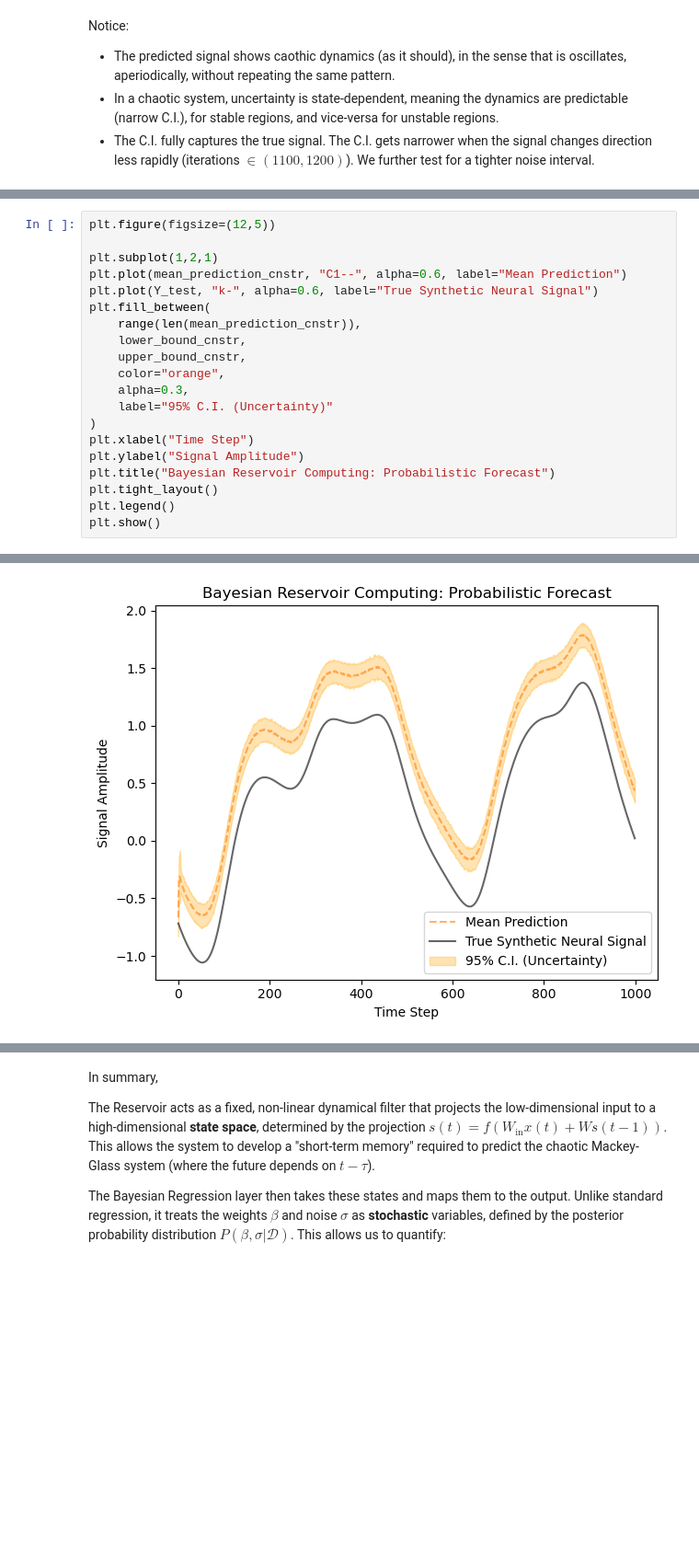
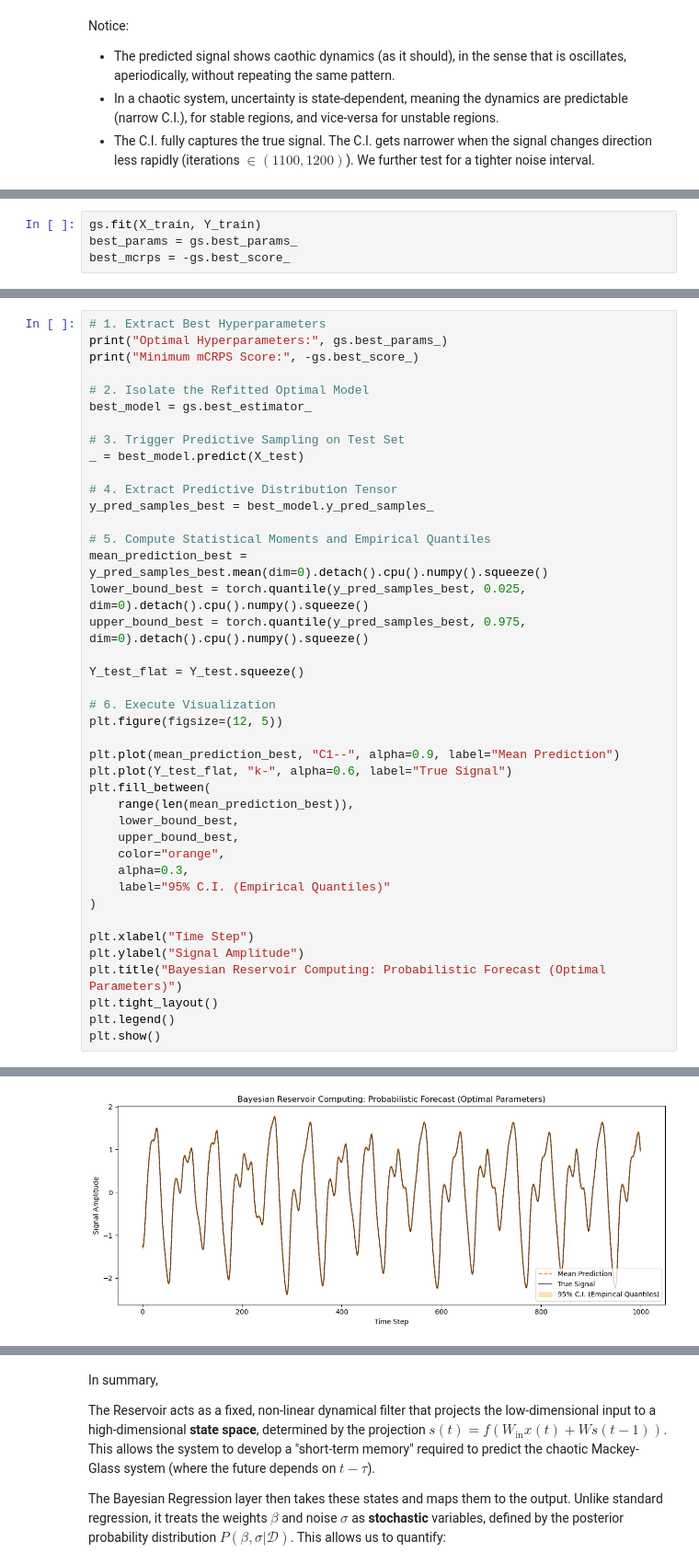
Before and after one commit to filippobezzi/Bayesian-Inference-in-High-Dimensional-Reservoir-Dynamics-for-Neural-Time-Series, a Jupyter notebook: synt_data_test.ipynb, the cells around one changed output, grey strips where cells are left out. Shown at 92% size. Drawn from its saved outputs; the diff is of its cells as text; blank space fills up the shorter version.

```diff
--- a/synt_data_test.ipynb
+++ b/synt_data_test.ipynb
@@ -242,0 +270,4 @@ upper_bound_cnstr = mean_prediction_cnstr + 2 * std_prediction_cnstr
+# %%
+gs.fit(X_train, Y_train)
+best_params = gs.best_params_
+best_mcrps = -gs.best_score_
@@ -243,20 +276,41 @@ upper_bound_cnstr = mean_prediction_cnstr + 2 * std_prediction_cnstr
 # %%
-plt.figure(figsize=(12,5))
+# 1. Extract Best Hyperparameters
+print("Optimal Hyperparameters:", gs.best_params_)
+print("Minimum mCRPS Score:", -gs.best_score_)
 
-plt.subplot(1,2,1)
-plt.plot(mean_prediction_cnstr, "C1--", alpha=0.6, label="Mean Prediction")
-plt.plot(Y_test, "k-", alpha=0.6, label="True Synthetic Neural Signal")
+# 2. Isolate the Refitted Optimal Model
+best_model = gs.best_estimator_
+
+# 3. Trigger Predictive Sampling on Test Set
+_ = best_model.predict(X_test)
+
+# 4. Extract Predictive Distribution Tensor
+y_pred_samples_best = best_model.y_pred_samples_
+
+# 5. Compute Statistical Moments and Empirical Quantiles
+mean_prediction_best = y_pred_samples_best.mean(dim=0).detach().cpu().numpy().squeeze()
+lower_bound_best = torch.quantile(y_pred_samples_best, 0.025, dim=0).detach().cpu().numpy().squeeze()
+upper_bound_best = torch.quantile(y_pred_samples_best, 0.975, dim=0).detach().cpu().numpy().squeeze()
+
+Y_test_flat = Y_test.squeeze()
+
+# 6. Execute Visualization
+plt.figure(figsize=(12, 5))
+
+plt.plot(mean_prediction_best, "C1--", alpha=0.9, label="Mean Prediction")
+plt.plot(Y_test_flat, "k-", alpha=0.6, label="True Signal")
 plt.fill_between(
-    range(len(mean_prediction_cnstr)),
-    lower_bound_cnstr,
-    upper_bound_cnstr,
+    range(len(mean_prediction_best)),
+    lower_bound_best,
+    upper_bound_best,
     color="orange",
     alpha=0.3,
-    label="95% C.I. (Uncertainty)"
+    label="95% C.I. (Empirical Quantiles)"
 )
+
 plt.xlabel("Time Step")
 plt.ylabel("Signal Amplitude")
-plt.title("Bayesian Reservoir Computing: Probabilistic Forecast")
+plt.title("Bayesian Reservoir Computing: Probabilistic Forecast (Optimal Parameters)")
 plt.tight_layout()
 plt.legend()
 plt.show()
@@ -264 +320 @@ plt.show()
-[figure, old version]
+[figure, new version]
```
Also changed, not shown: parts of 32 cells of this notebook, 7 other files.
